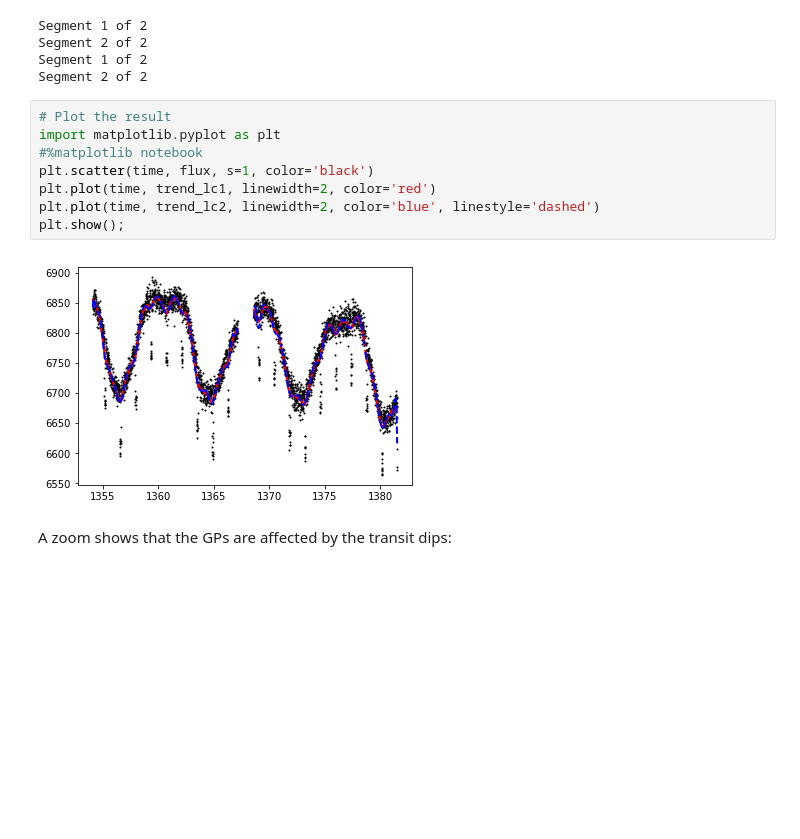
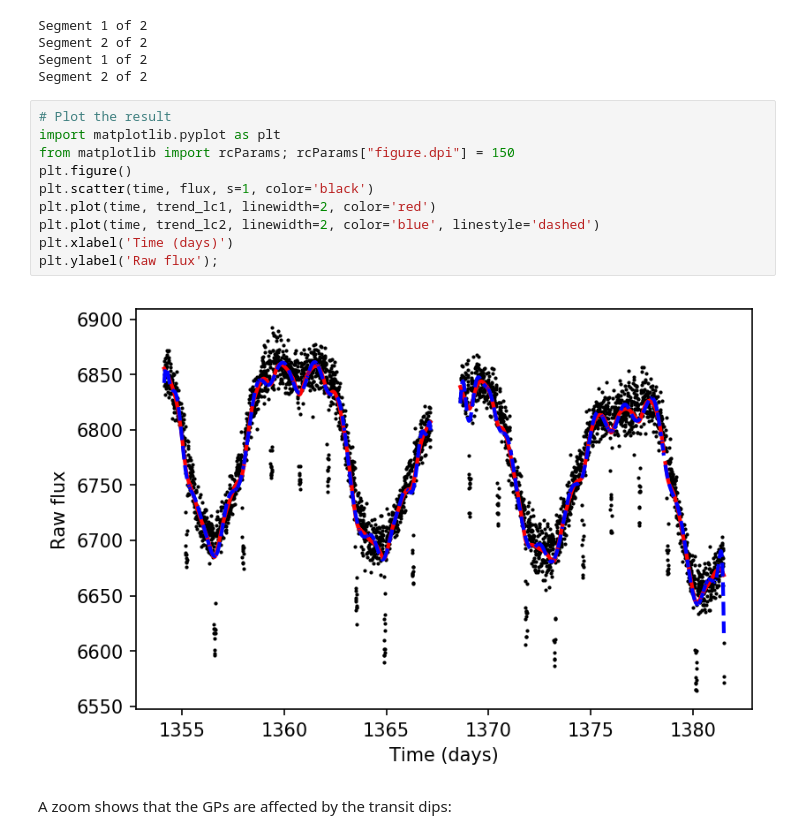
Before and after one commit to hippke/wotan, a Jupyter notebook: tutorials/03 GPs - standard versus robust.ipynb, the cells around one changed output. Drawn from its saved outputs; the diff is of its cells as text; blank space fills up the shorter version.

```diff
--- a/tutorials/03 GPs - standard versus robust.ipynb
+++ b/tutorials/03 GPs - standard versus robust.ipynb
@@ -45,13 +41,15 @@ Segment 2 of 2
 # %%
 # Plot the result
 import matplotlib.pyplot as plt
-#%matplotlib notebook
+from matplotlib import rcParams; rcParams["figure.dpi"] = 150
+plt.figure()
 plt.scatter(time, flux, s=1, color='black')
 plt.plot(time, trend_lc1, linewidth=2, color='red')
 plt.plot(time, trend_lc2, linewidth=2, color='blue', linestyle='dashed')
-plt.show();
+plt.xlabel('Time (days)')
+plt.ylabel('Raw flux');
 # %% [output]
-[figure, old version]
+[figure, new version]
 # %% [markdown]
 A zoom shows that the GPs are affected by the transit dips:
 # %%
```
Also changed, not shown: parts of 3 cells of this notebook, 4 other files.
